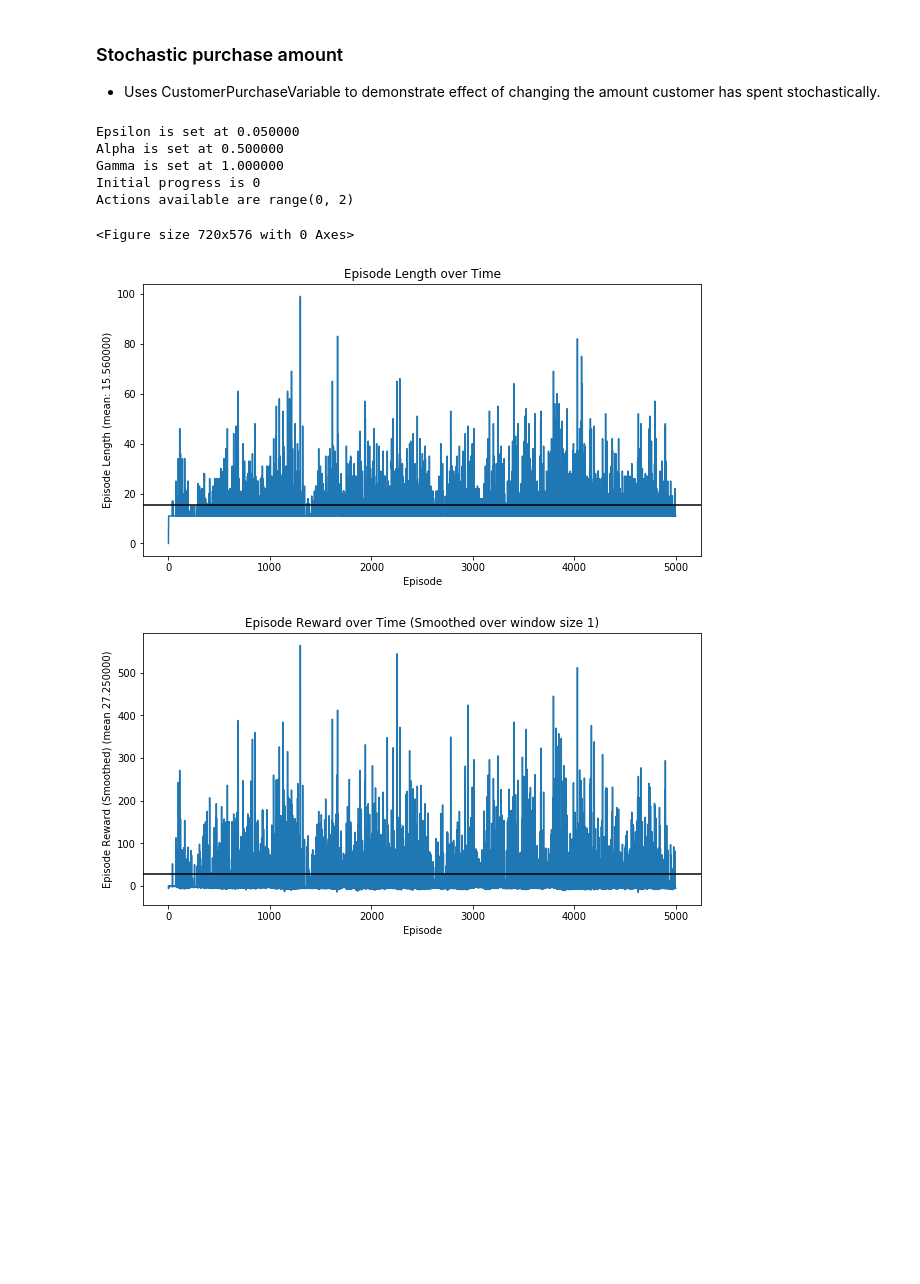
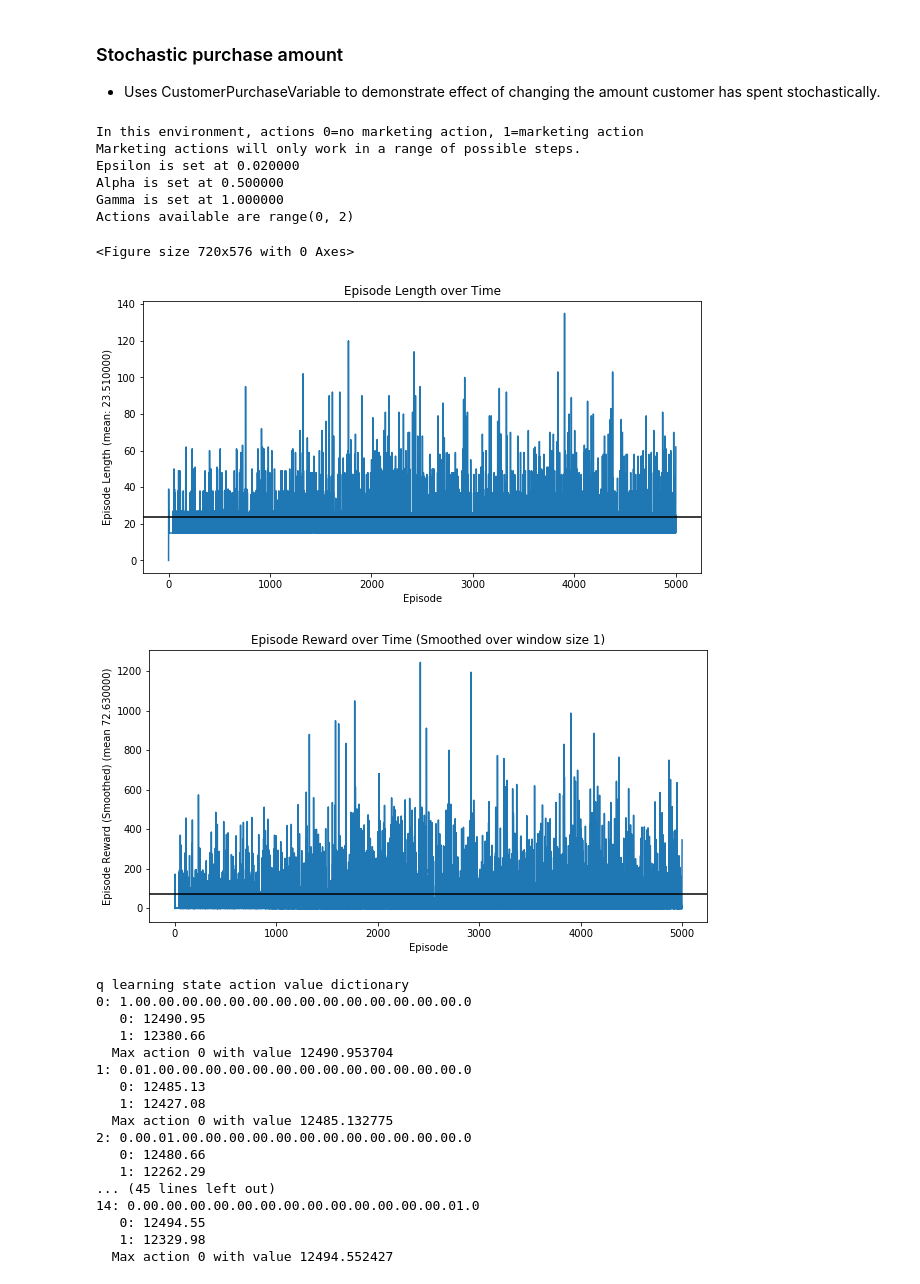
Before and after one commit to extrospective/marketing-rl, a Jupyter notebook: SimpleMarketing/SimpleMarketingTest.ipynb, the cells around one changed output. Cells and saved outputs as stored; diff of their text form; code cells hidden in the pictures; blank space fills up the shorter version.

Commit message:
Print out state-action dictionary at end for further evaluation

```diff
--- a/SimpleMarketing/SimpleMarketingTest.ipynb
+++ b/SimpleMarketing/SimpleMarketingTest.ipynb
@@ -227,24 +427,42 @@ experiment.run_sarsa(episode_count, interactive)
 # %%
 interactive = False
 %matplotlib inline
-episode_count = 5000
-cust = CustomerPurchaseVariable(tdeath=11, tmin=5, tmax=10, prob_response=0.17, gross_profit_response_max=100,
-                               own_purchase_prob=0.02, prob_sudden_death = 0.01)
+episode_count =  5000
+cust = CustomerPurchaseVariable(tdeath=15, tmin=10, tmax=13, prob_response=0.2, gross_profit_response_max=200,
+                               own_purchase_prob=0.005, prob_sudden_death = 0.005)
 env = SimpleMarketingEnv(cust, cost_marketing_action=1)
 
 #
 # setup higher epsilon otherwise takes long time to learn
 #
-agent = SarsaAgent(range(env.action_space.n), print_rewards=False, epsilon=0.05)
+agent = QLearningAgent(range(env.action_space.n), epsilon=0.02)
 experiment = Experiment(env, agent)
 random.seed(42)
 experiment.run_sarsa(episode_count, interactive)
 # %% [output]
-Epsilon is set at 0.050000
+In this environment, actions 0=no marketing action, 1=marketing action
+Marketing actions will only work in a range of possible steps.
+Epsilon is set at 0.020000
 Alpha is set at 0.500000
 Gamma is set at 1.000000
-Initial progress is 0
 Actions available are range(0, 2)
 <Figure size 720x576 with 0 Axes>
-[figure, old version]
+[figure, new version]
-[figure, old version]
+[figure, new version]
+q learning state action value dictionary
+0: 1.00.00.00.00.00.00.00.00.00.00.00.00.00.00.0
+   0: 12490.95
+   1: 12380.66
+  Max action 0 with value 12490.953704
+1: 0.01.00.00.00.00.00.00.00.00.00.00.00.00.00.0
+   0: 12485.13
+   1: 12427.08
+  Max action 0 with value 12485.132775
+2: 0.00.01.00.00.00.00.00.00.00.00.00.00.00.00.0
+   0: 12480.66
+   1: 12262.29
+... (45 lines left out)
+14: 0.00.00.00.00.00.00.00.00.00.00.00.00.00.01.0
+   0: 12494.55
+   1: 12329.98
+  Max action 0 with value 12494.552427
```
Also changed, not shown: parts of 4 cells of this notebook, 2 other files.
